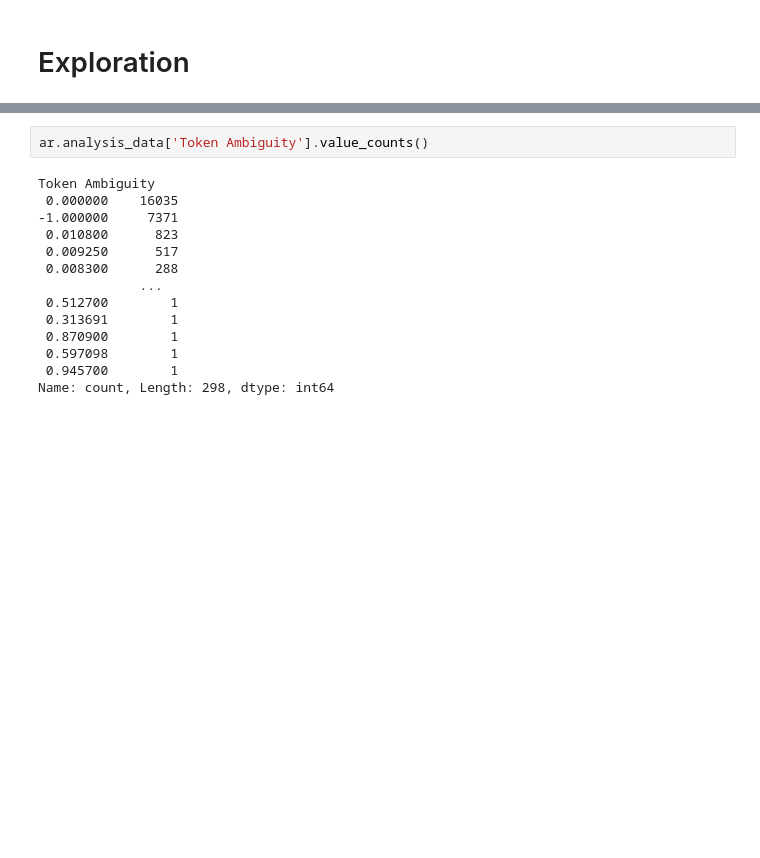
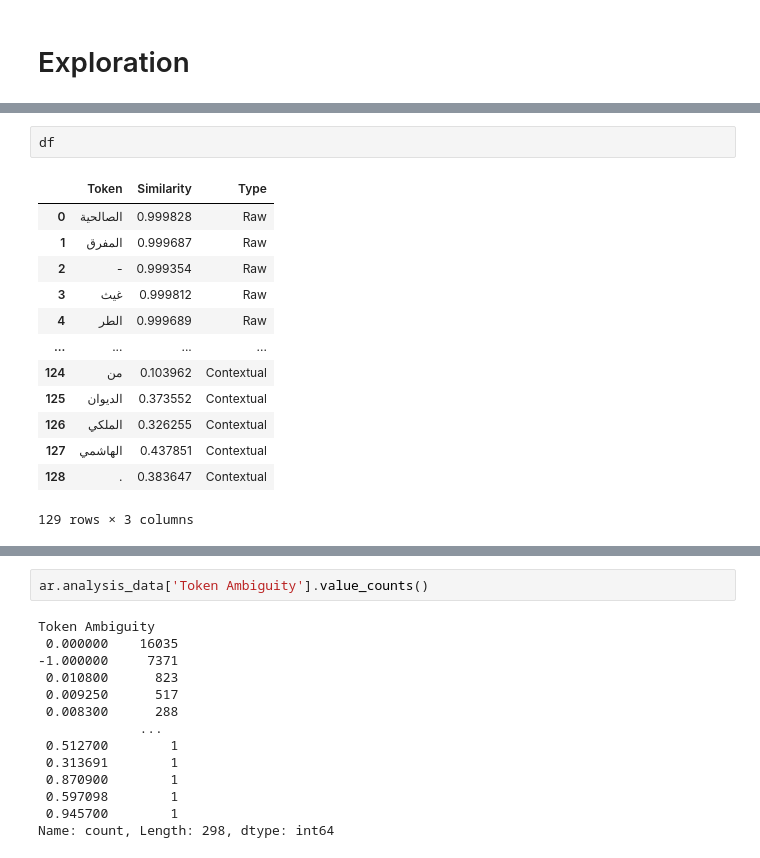
Before and after one commit to ay94/deformar-dashboard, a Jupyter notebook: notebooks/analysis/word_embeddings_representation.ipynb, the cells around one changed output, grey strips where cells are left out. Saved outputs shown, nothing was run; the diff lists cells and outputs as text; blank space fills up the shorter version.

```diff
--- a/notebooks/analysis/word_embeddings_representation.ipynb
+++ b/notebooks/analysis/word_embeddings_representation.ipynb
@@ -168,0 +196,16 @@ fig.show()
+# %%
+df
+# %% [output]
+|  | Token | Similarity | Type |
+| 0 | الصالحية | 0.999828 | Raw |
+| 1 | المفرق | 0.999687 | Raw |
+| 2 | - | 0.999354 | Raw |
+| 3 | غيث | 0.999812 | Raw |
+| 4 | الطر | 0.999689 | Raw |
+| ... | ... | ... | ... |
+| 124 | من | 0.103962 | Contextual |
+| 125 | الديوان | 0.373552 | Contextual |
+| 126 | الملكي | 0.326255 | Contextual |
+| 127 | الهاشمي | 0.437851 | Contextual |
+| 128 | . | 0.383647 | Contextual |
+129 rows × 3 columns
```
Also changed, not shown: parts of 6 cells of this notebook, 5 other files.
